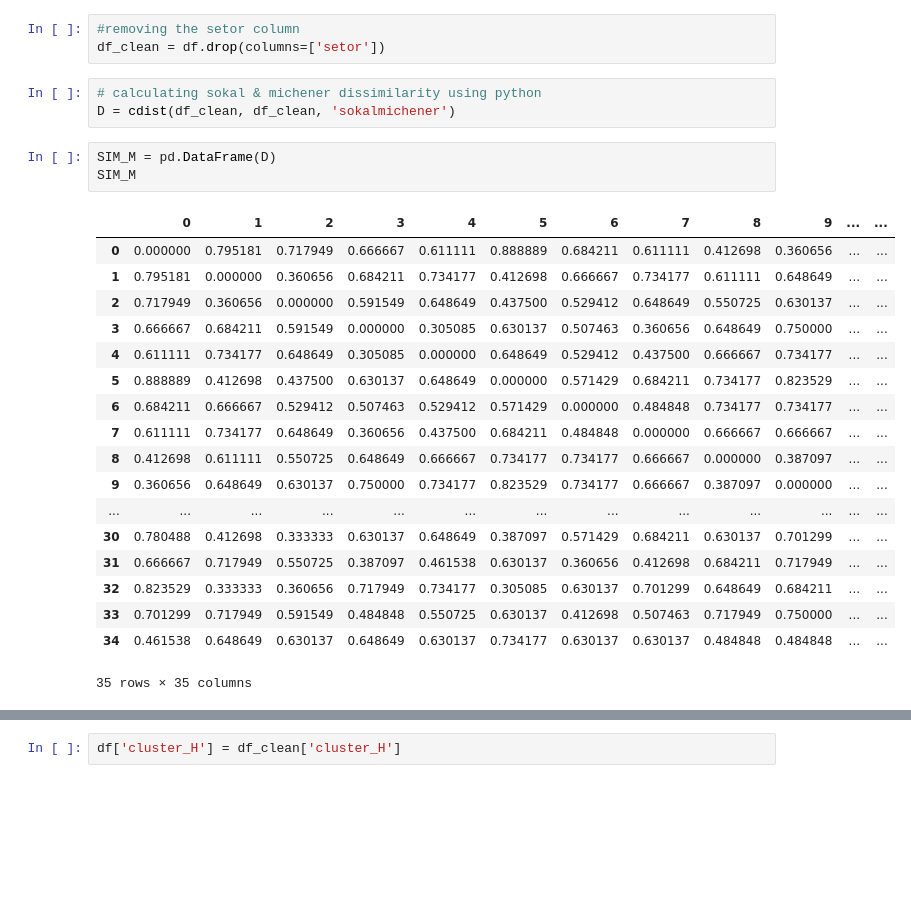
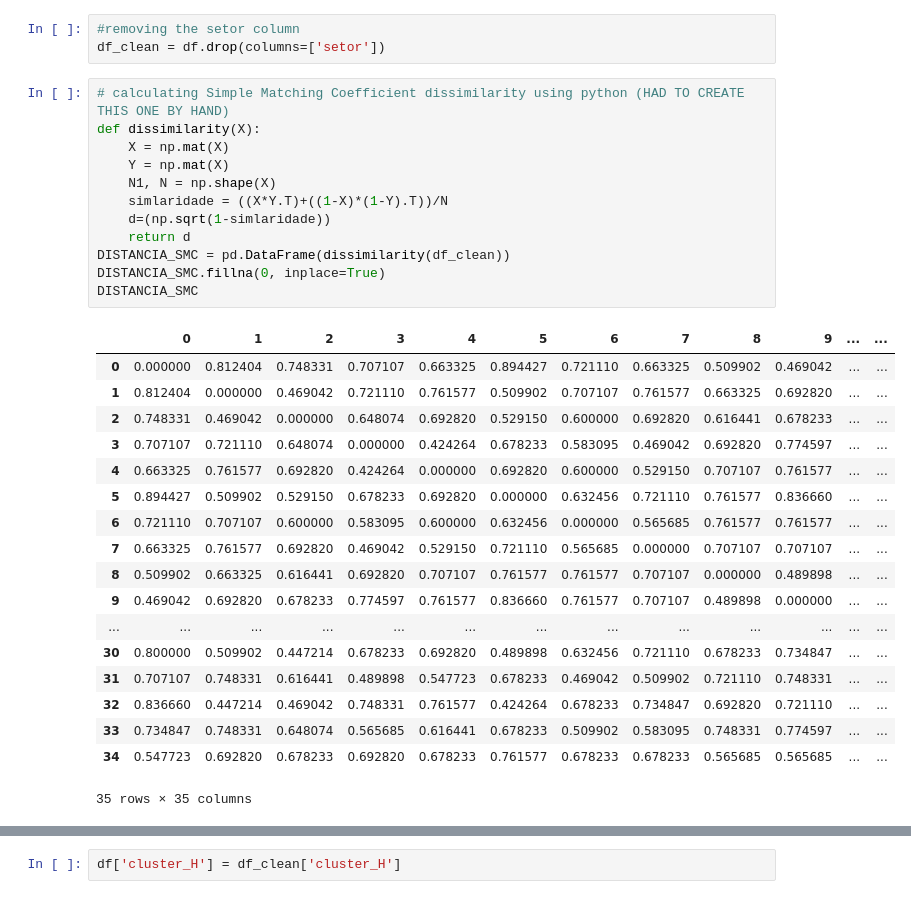
Before and after one commit to vini-chaves/clustering, a Jupyter notebook: Clustering_Aula2_pesquisa_binaria.ipynb, the cells around one changed output, grey strips where cells are left out. Saved outputs shown, nothing was run; the diff lists cells and outputs as text; blank space fills up the shorter version.

```diff
--- a/Clustering_Aula2_pesquisa_binaria.ipynb
+++ b/Clustering_Aula2_pesquisa_binaria.ipynb
@@ -61,31 +61,37 @@ Name: setor, dtype: int64
 # %%
 #removing the setor column
 df_clean = df.drop(columns=['setor'])
-# %%
-# calculating sokal & michener dissimilarity using python
-D = cdist(df_clean, df_clean, 'sokalmichener')
-# %%
-SIM_M = pd.DataFrame(D)
-SIM_M
-# %% [output]
-|  | 0 | 1 | 2 | 3 | 4 | 5 | 6 | 7 | 8 | 9 | ... | ... |
-| 0 | 0.000000 | 0.795181 | 0.717949 | 0.666667 | 0.611111 | 0.888889 | 0.684211 | 0.611111 | 0.412698 | 0.360656 | ... | ... |
-| 1 | 0.795181 | 0.000000 | 0.360656 | 0.684211 | 0.734177 | 0.412698 | 0.666667 | 0.734177 | 0.611111 | 0.648649 | ... | ... |
-| 2 | 0.717949 | 0.360656 | 0.000000 | 0.591549 | 0.648649 | 0.437500 | 0.529412 | 0.648649 | 0.550725 | 0.630137 | ... | ... |
-| 3 | 0.666667 | 0.684211 | 0.591549 | 0.000000 | 0.305085 | 0.630137 | 0.507463 | 0.360656 | 0.648649 | 0.750000 | ... | ... |
-| 4 | 0.611111 | 0.734177 | 0.648649 | 0.305085 | 0.000000 | 0.648649 | 0.529412 | 0.437500 | 0.666667 | 0.734177 | ... | ... |
-| 5 | 0.888889 | 0.412698 | 0.437500 | 0.630137 | 0.648649 | 0.000000 | 0.571429 | 0.684211 | 0.734177 | 0.823529 | ... | ... |
-| 6 | 0.684211 | 0.666667 | 0.529412 | 0.507463 | 0.529412 | 0.571429 | 0.000000 | 0.484848 | 0.734177 | 0.734177 | ... | ... |
-| 7 | 0.611111 | 0.734177 | 0.648649 | 0.360656 | 0.437500 | 0.684211 | 0.484848 | 0.000000 | 0.666667 | 0.666667 | ... | ... |
-| 8 | 0.412698 | 0.611111 | 0.550725 | 0.648649 | 0.666667 | 0.734177 | 0.734177 | 0.666667 | 0.000000 | 0.387097 | ... | ... |
-| 9 | 0.360656 | 0.648649 | 0.630137 | 0.750000 | 0.734177 | 0.823529 | 0.734177 | 0.666667 | 0.387097 | 0.000000 | ... | ... |
-| ... | ... | ... | ... | ... | ... | ... | ... | ... | ... | ... | ... | ... |
-| 30 | 0.780488 | 0.412698 | 0.333333 | 0.630137 | 0.648649 | 0.387097 | 0.571429 | 0.684211 | 0.630137 | 0.701299 | ... | ... |
-| 31 | 0.666667 | 0.717949 | 0.550725 | 0.387097 | 0.461538 | 0.630137 | 0.360656 | 0.412698 | 0.684211 | 0.717949 | ... | ... |
-| 32 | 0.823529 | 0.333333 | 0.360656 | 0.717949 | 0.734177 | 0.305085 | 0.630137 | 0.701299 | 0.648649 | 0.684211 | ... | ... |
-| 33 | 0.701299 | 0.717949 | 0.591549 | 0.484848 | 0.550725 | 0.630137 | 0.412698 | 0.507463 | 0.717949 | 0.750000 | ... | ... |
-| 34 | 0.461538 | 0.648649 | 0.630137 | 0.648649 | 0.630137 | 0.734177 | 0.630137 | 0.630137 | 0.484848 | 0.484848 | ... | ... |
-35 rows × 35 columns
+# %%
+# calculating Simple Matching Coefficient dissimilarity using python (HAD TO CREATE THIS ONE BY HAND)
+def dissimilarity(X):
+    X = np.mat(X)
+    Y = np.mat(X)
+    N1, N = np.shape(X)
+    simlaridade = ((X*Y.T)+((1-X)*(1-Y).T))/N
+    d=(np.sqrt(1-simlaridade))
+    return d
+DISTANCIA_SMC = pd.DataFrame(dissimilarity(df_clean))
+DISTANCIA_SMC.fillna(0, inplace=True)
+DISTANCIA_SMC
+# %% [output]
+|  | 0 | 1 | 2 | 3 | 4 | 5 | 6 | 7 | 8 | 9 | ... | ... |
+| 0 | 0.000000 | 0.812404 | 0.748331 | 0.707107 | 0.663325 | 0.894427 | 0.721110 | 0.663325 | 0.509902 | 0.469042 | ... | ... |
+| 1 | 0.812404 | 0.000000 | 0.469042 | 0.721110 | 0.761577 | 0.509902 | 0.707107 | 0.761577 | 0.663325 | 0.692820 | ... | ... |
+| 2 | 0.748331 | 0.469042 | 0.000000 | 0.648074 | 0.692820 | 0.529150 | 0.600000 | 0.692820 | 0.616441 | 0.678233 | ... | ... |
+| 3 | 0.707107 | 0.721110 | 0.648074 | 0.000000 | 0.424264 | 0.678233 | 0.583095 | 0.469042 | 0.692820 | 0.774597 | ... | ... |
+| 4 | 0.663325 | 0.761577 | 0.692820 | 0.424264 | 0.000000 | 0.692820 | 0.600000 | 0.529150 | 0.707107 | 0.761577 | ... | ... |
+| 5 | 0.894427 | 0.509902 | 0.529150 | 0.678233 | 0.692820 | 0.000000 | 0.632456 | 0.721110 | 0.761577 | 0.836660 | ... | ... |
+| 6 | 0.721110 | 0.707107 | 0.600000 | 0.583095 | 0.600000 | 0.632456 | 0.000000 | 0.565685 | 0.761577 | 0.761577 | ... | ... |
+| 7 | 0.663325 | 0.761577 | 0.692820 | 0.469042 | 0.529150 | 0.721110 | 0.565685 | 0.000000 | 0.707107 | 0.707107 | ... | ... |
+| 8 | 0.509902 | 0.663325 | 0.616441 | 0.692820 | 0.707107 | 0.761577 | 0.761577 | 0.707107 | 0.000000 | 0.489898 | ... | ... |
+| 9 | 0.469042 | 0.692820 | 0.678233 | 0.774597 | 0.761577 | 0.836660 | 0.761577 | 0.707107 | 0.489898 | 0.000000 | ... | ... |
+| ... | ... | ... | ... | ... | ... | ... | ... | ... | ... | ... | ... | ... |
+| 30 | 0.800000 | 0.509902 | 0.447214 | 0.678233 | 0.692820 | 0.489898 | 0.632456 | 0.721110 | 0.678233 | 0.734847 | ... | ... |
+| 31 | 0.707107 | 0.748331 | 0.616441 | 0.489898 | 0.547723 | 0.678233 | 0.469042 | 0.509902 | 0.721110 | 0.748331 | ... | ... |
+| 32 | 0.836660 | 0.447214 | 0.469042 | 0.748331 | 0.761577 | 0.424264 | 0.678233 | 0.734847 | 0.692820 | 0.721110 | ... | ... |
+| 33 | 0.734847 | 0.748331 | 0.648074 | 0.565685 | 0.616441 | 0.678233 | 0.509902 | 0.583095 | 0.748331 | 0.774597 | ... | ... |
+| 34 | 0.547723 | 0.692820 | 0.678233 | 0.692820 | 0.678233 | 0.761577 | 0.678233 | 0.678233 | 0.565685 | 0.565685 | ... | ... |
+35 rows × 35 columns
 # %%
 plt.figure(figsize=(17, 7))
 plt.title("Dendrogram to decide the number of clusters")
```
Also changed, not shown: parts of 4 cells of this notebook.
